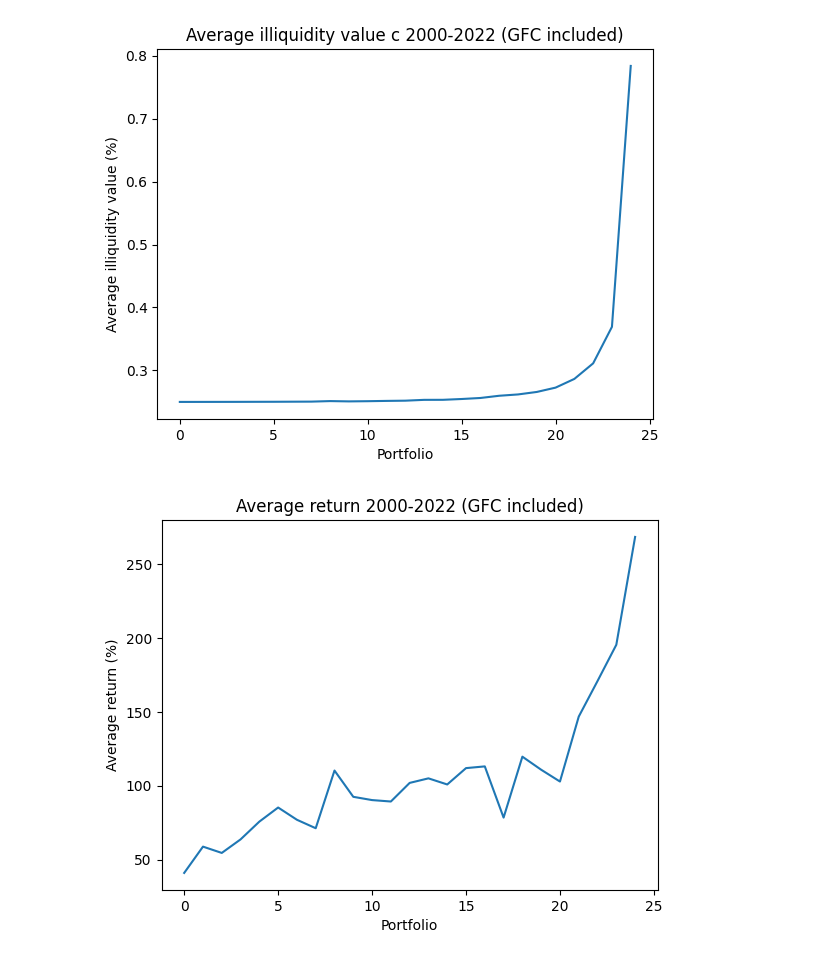
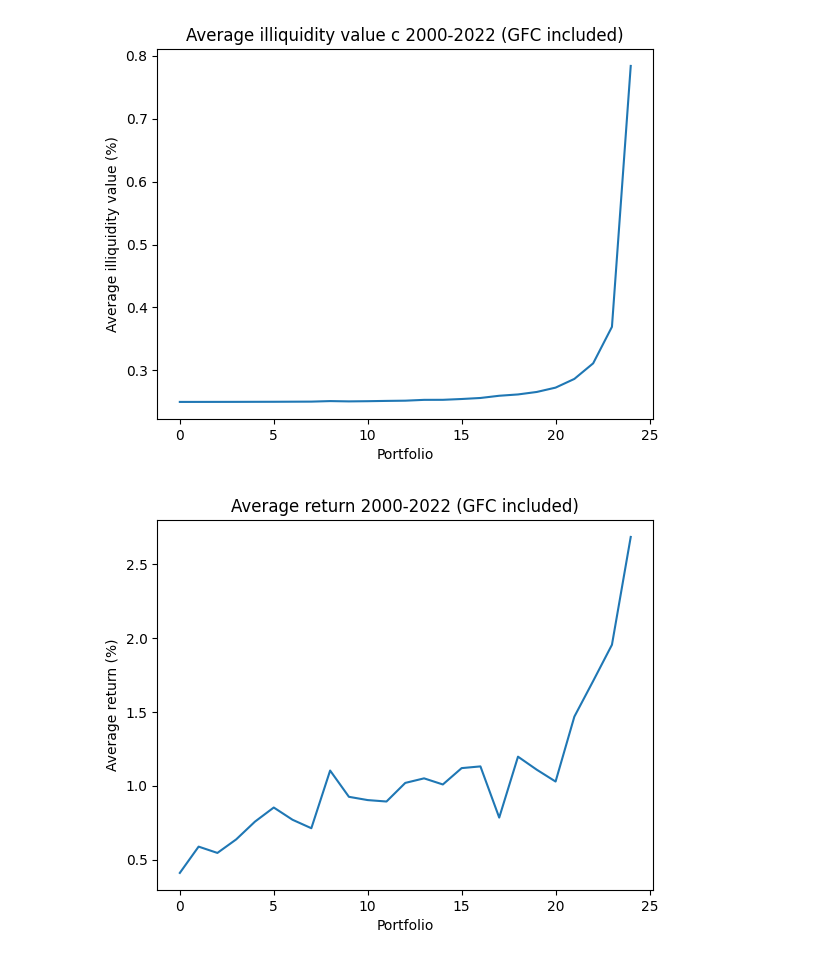
Before and after one commit to JMCG22/pm_cw, a Jupyter notebook: Data_combined_new_data.ipynb, the cells around one changed output. Saved outputs shown, nothing was run; the diff lists cells and outputs as text; code cells hidden in the pictures.

```diff
--- a/Data_combined_new_data.ipynb
+++ b/Data_combined_new_data.ipynb
@@ -96,8 +96,8 @@ df_AMEX_NYSE
 |  |  |  | 2022-12-30 | 1 | FABRINET | 128.22 | 89389.0 | -0.006432 | 36587.0 | 11.461458 | 4.691185 |
 17962142 rows × 8 columns
 # %%
-'''if data == 'new_no_GFC':
+if data == 'new_no_GFC':
     # Remove Great Financial Crisis years
     df_AMEX_NYSE = df_AMEX_NYSE.drop(2007, level=1)
     df_AMEX_NYSE = df_AMEX_NYSE.drop(2008, level=1)
-    df_AMEX_NYSE = df_AMEX_NYSE.drop(2009, level=1)'''
+    df_AMEX_NYSE = df_AMEX_NYSE.drop(2009, level=1)
@@ -1149,11 +1145,10 @@ plt.show()
 # %% [output]
 [figure]
 # %%
-df_non_market_overall_portfolio_average['average RET'] *= 100
 df_non_market_overall_portfolio_average['average RET'].plot()
 plt.title('Average return 2000-2022 (GFC included)')
 plt.xlabel('Portfolio')
 plt.ylabel('Average return (%)')
 plt.show()
 # %% [output]
-[figure, old version]
+[figure, new version]
```
Also changed, not shown: parts of 2 cells of this notebook.
